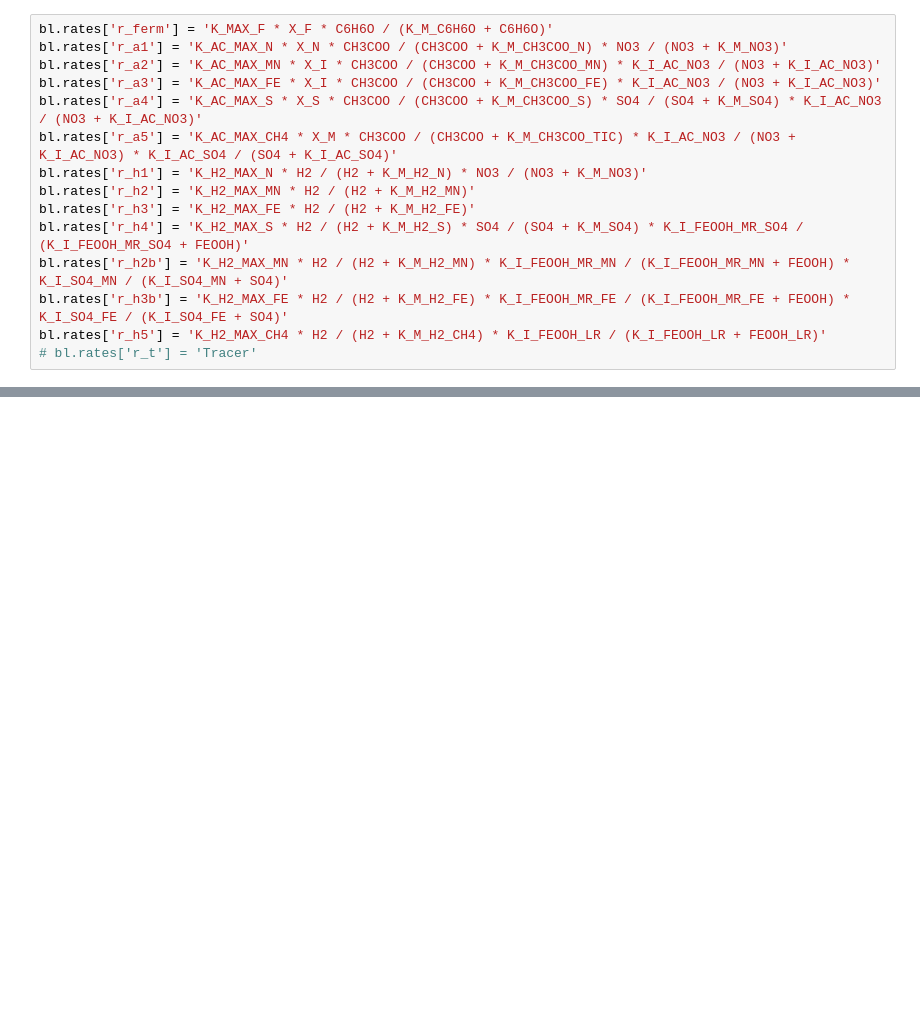
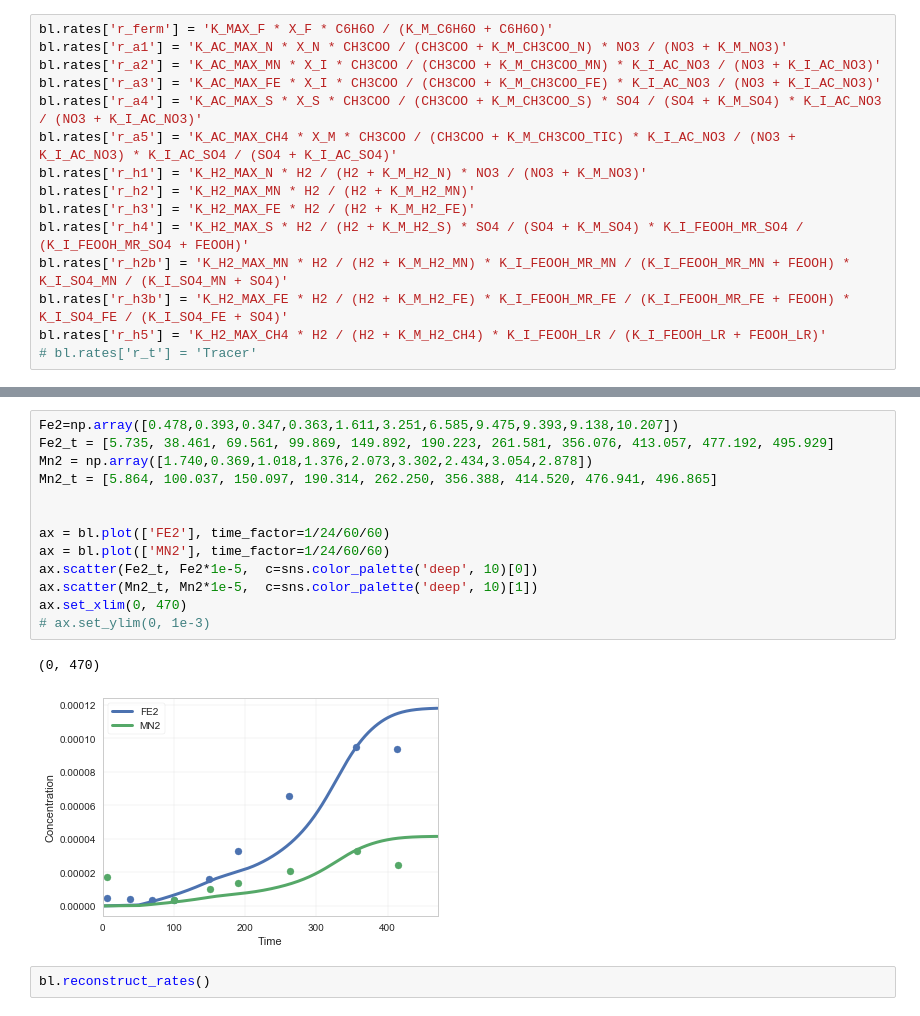
Before and after one commit to biogeochemistry/PorousMediaLab, a Jupyter notebook: examples/Batch - Watson 2003.ipynb, the cells around one changed output, grey strips where cells are left out. Cells and saved outputs as stored; diff of their text form; blank space fills up the shorter version.

```diff
--- a/examples/Batch - Watson 2003.ipynb
+++ b/examples/Batch - Watson 2003.ipynb
@@ -153,3 +179,21 @@ bl.plot_profiles(time_factor=1/24/60/60)
+# %%
+Fe2=np.array([0.478,0.393,0.347,0.363,1.611,3.251,6.585,9.475,9.393,9.138,10.207])
+Fe2_t = [5.735, 38.461, 69.561, 99.869, 149.892, 190.223, 261.581, 356.076, 413.057, 477.192, 495.929]
+Mn2 = np.array([1.740,0.369,1.018,1.376,2.073,3.302,2.434,3.054,2.878])
+Mn2_t = [5.864, 100.037, 150.097, 190.314, 262.250, 356.388, 414.520, 476.941, 496.865]
+
+
+ax = bl.plot(['FE2'], time_factor=1/24/60/60)
+ax = bl.plot(['MN2'], time_factor=1/24/60/60)
+ax.scatter(Fe2_t, Fe2*1e-5,  c=sns.color_palette('deep', 10)[0])
+ax.scatter(Mn2_t, Mn2*1e-5,  c=sns.color_palette('deep', 10)[1])
+ax.set_xlim(0, 470)
+# ax.set_ylim(0, 1e-3)
+# %% [output]
+(0, 470)
+[figure, added]
+# %%
+bl.reconstruct_rates()
 # %%
 bl.plot_rates()
 # %% [output]
```
Also changed, not shown: parts of 12 cells of this notebook, 9 other files.
